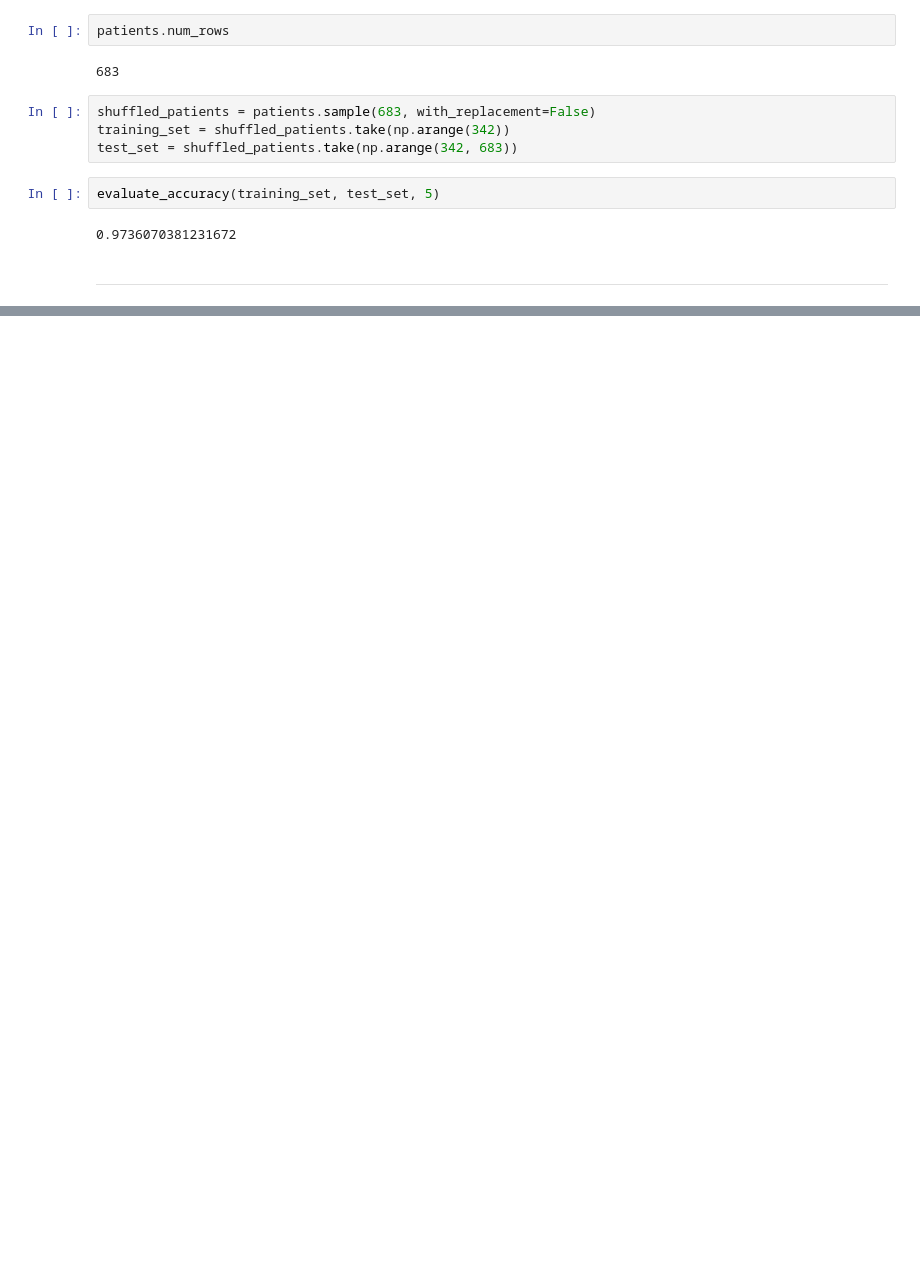
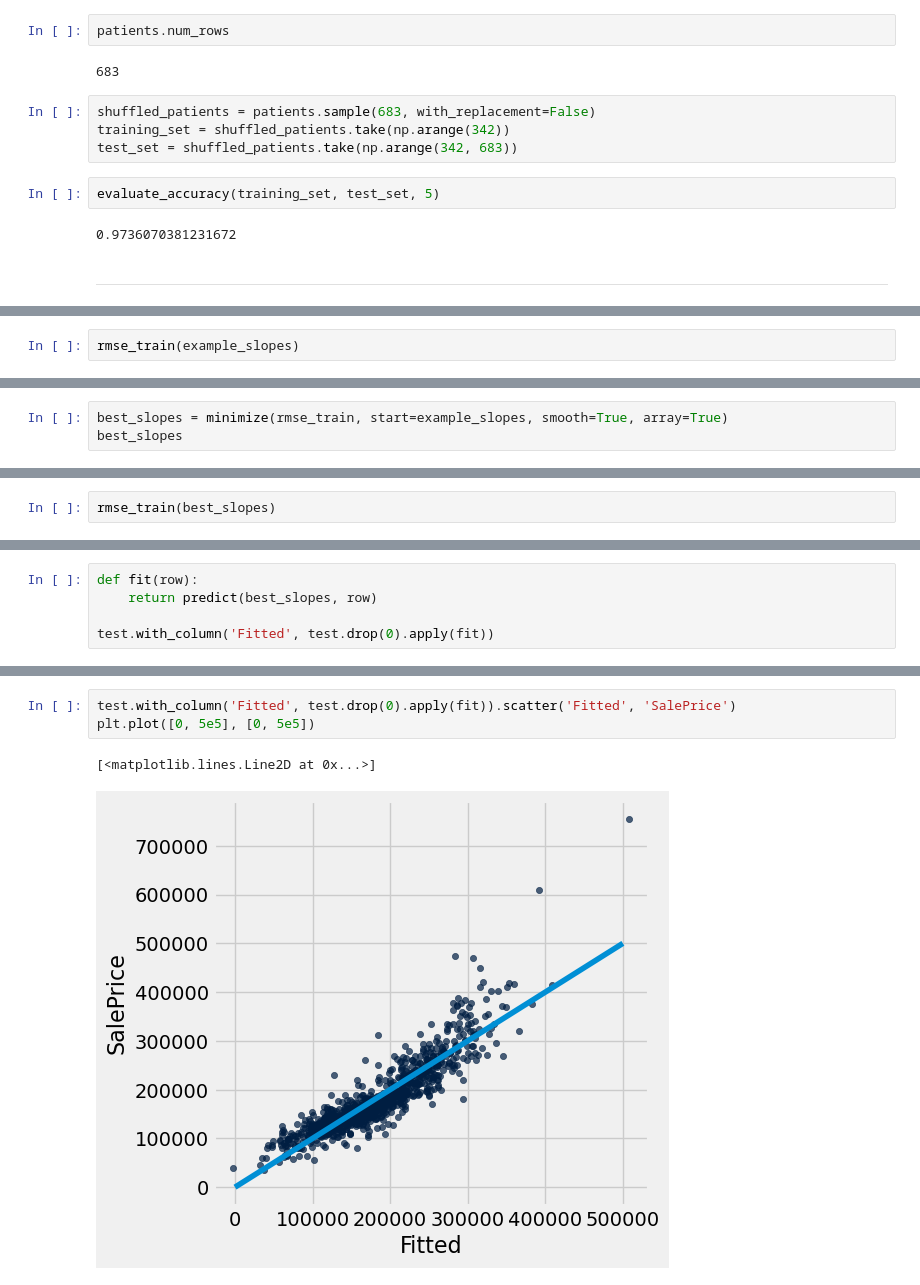
Before and after one commit to lawtonsclass/s26-code-from-class, a Jupyter notebook: data8/ch17.ipynb, the cells around one changed output, grey strips where cells are left out. Cells and saved outputs as stored; diff of their text form; blank space fills up the shorter version.

```diff
--- a/data8/ch17.ipynb
+++ b/data8/ch17.ipynb
@@ -902,0 +1094,2 @@ evaluate_accuracy(training_set, test_set, 5)
+# %%
+rmse_train(example_slopes)
@@ -902,0 +1121,3 @@ evaluate_accuracy(training_set, test_set, 5)
+# %%
+best_slopes = minimize(rmse_train, start=example_slopes, smooth=True, array=True)
+best_slopes
@@ -902,0 +1133,2 @@ evaluate_accuracy(training_set, test_set, 5)
+# %%
+rmse_train(best_slopes)
@@ -902,0 +1153,5 @@ evaluate_accuracy(training_set, test_set, 5)
+# %%
+def fit(row):
+    return predict(best_slopes, row)
+
+test.with_column('Fitted', test.drop(0).apply(fit))
@@ -902,0 +1171,6 @@ evaluate_accuracy(training_set, test_set, 5)
+# %%
+test.with_column('Fitted', test.drop(0).apply(fit)).scatter('Fitted', 'SalePrice')
+plt.plot([0, 5e5], [0, 5e5])
+# %% [output]
+[<matplotlib.lines.Line2D at 0x...>]
+[figure, added]
```
Also changed, not shown: parts of 59 cells of this notebook.
